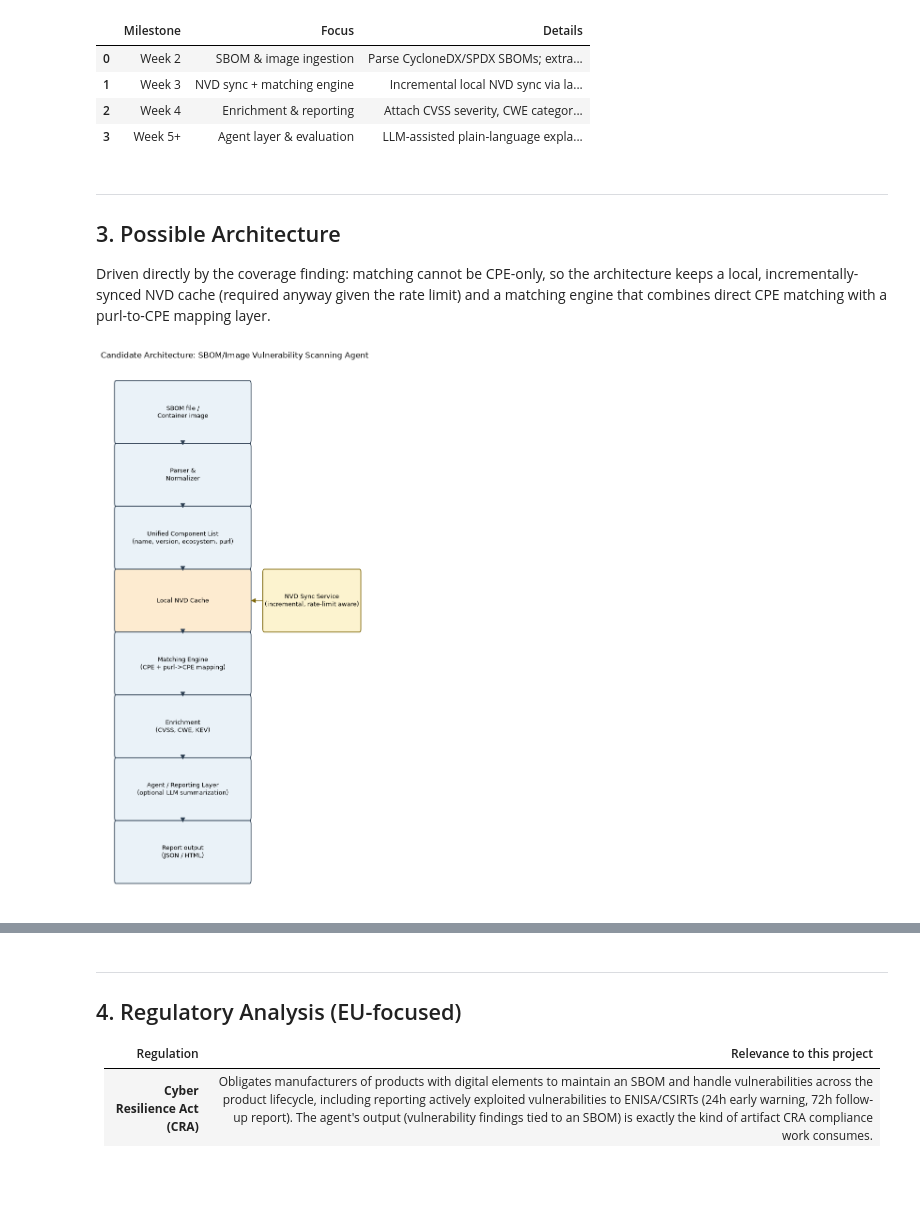
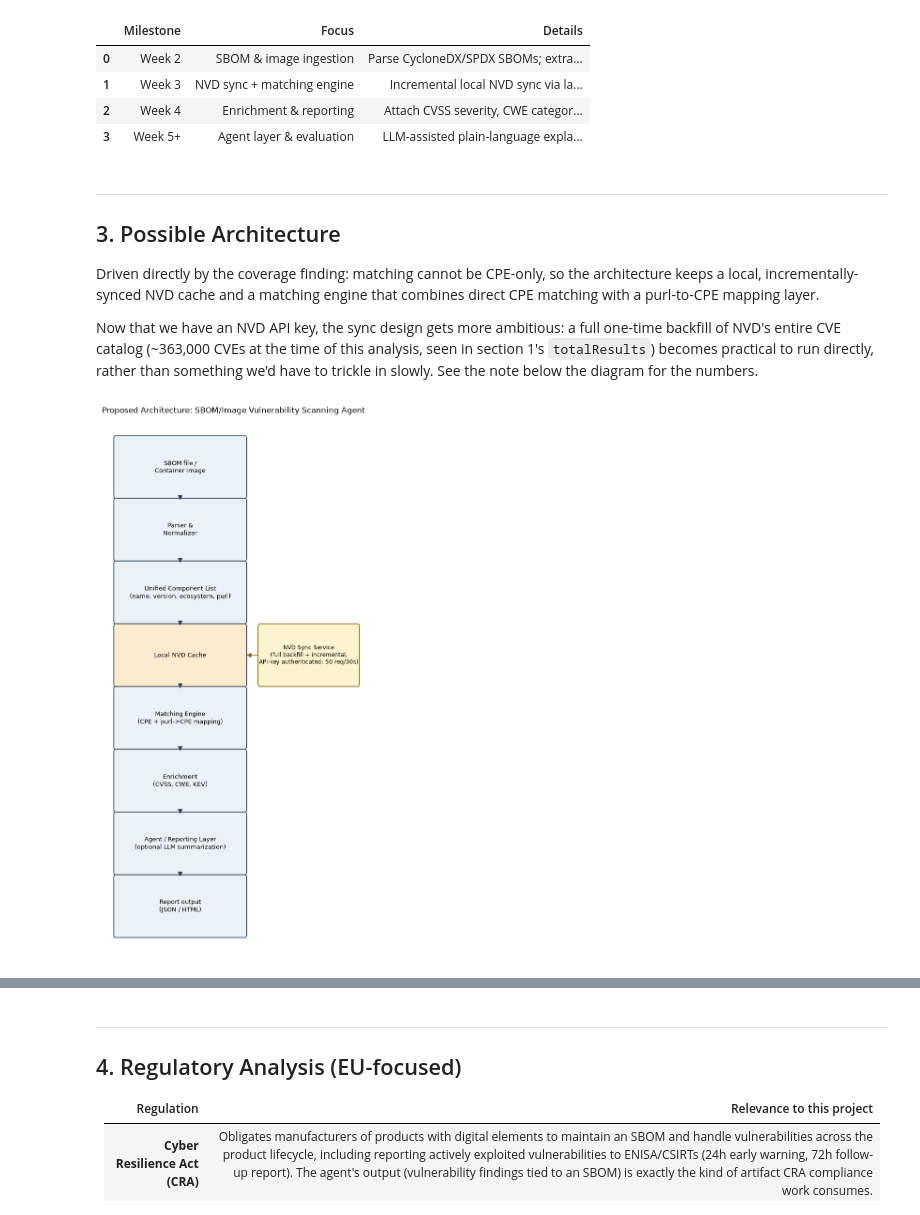
Before and after one commit to Yash-Annapure/IT_Security_Agent, a Jupyter notebook: notebooks/week1_analysis.ipynb, the cells around one changed output, grey strips where cells are left out. Saved outputs shown, nothing was run; the diff lists cells and outputs as text; code cells hidden in the pictures; blank space fills up the shorter version.

```diff
--- a/notebooks/week1_analysis.ipynb
+++ b/notebooks/week1_analysis.ipynb
@@ -91,13 +121,19 @@ REQUEST_SPACING_SECONDS = 1 if NVD_API_KEY else 6
 
 print("Using NVD API key: yes" if NVD_API_KEY else "Using NVD API key: no (unauthenticated, slower)")
 
-def nvd_get(params, retries=3):
+def nvd_get(params, retries=5):
     headers = {"apiKey": NVD_API_KEY} if NVD_API_KEY else {}
     for attempt in range(retries):
-        resp = requests.get(NVD_BASE, params=params, headers=headers, timeout=30)
+        try:
+            resp = requests.get(NVD_BASE, params=params, headers=headers, timeout=90)
+        except requests.exceptions.RequestException:
+            if attempt < retries - 1:
+                time.sleep(REQUEST_SPACING_SECONDS * 2)
+                continue
+            raise
         if resp.status_code == 200:
             return resp.json()
-        if resp.status_code == 403 and attempt < retries - 1:
+        if resp.status_code in (403, 429, 503) and attempt < retries - 1:
             time.sleep(REQUEST_SPACING_SECONDS * 2)
             continue
         resp.raise_for_status()
@@ -125,5 +172,5 @@ Sample size fetched: 2000
 # %%
-# --- 1b. Ecosystem samples via keyword search ---
+# --- 1b. Ecosystem pulls via keyword search, same 90-day window as 1a ---
 time.sleep(REQUEST_SPACING_SECONDS)
 
 ECOSYSTEM_KEYWORDS = {
@@ -135,11 +182,11 @@ ECOSYSTEM_KEYWORDS = {
 
 ecosystem_raw = {}
 for label, keyword in ECOSYSTEM_KEYWORDS.items():
-    data = nvd_get({
+    vulns, total = fetch_all_pages({
+        "pubStartDate": pub_start.strftime("%Y-%m-%dT%H:%M:%S.000"),
+        "pubEndDate": pub_end.strftime("%Y-%m-%dT%H:%M:%S.000"),
         "keywordSearch": keyword,
-        "resultsPerPage": 200,
-        "startIndex": 0,
     })
-    ecosystem_raw[label] = data
-    print(f"{label:30s} totalResults={data['totalResults']:>7}  sampled={len(data['vulnerabilities'])}")
+    ecosystem_raw[label] = {"totalResults": total, "vulnerabilities": vulns}
+    print(f"{label:30s} totalResults={total:>5}  fetched={len(vulns):>5}  (last 90 days)")
     time.sleep(REQUEST_SPACING_SECONDS)
@@ -398,9 +440,14 @@ plan
 ## 3. Possible Architecture
 
 Driven directly by the coverage finding: matching cannot be CPE-only, so the
-architecture keeps a local, incrementally-synced NVD cache (required anyway
-given the rate limit) and a matching engine that combines direct CPE
-matching with a purl-to-CPE mapping layer.
+architecture keeps a local, incrementally-synced NVD cache and a matching
+engine that combines direct CPE matching with a purl-to-CPE mapping layer.
+
+Now that we have an NVD API key, the sync design gets more ambitious: a full
+one-time backfill of NVD's entire CVE catalog (~363,000 CVEs at the time of
+this analysis, seen in section 1's `totalResults`) becomes practical to run
+directly, rather than something we'd have to trickle in slowly. See the note
+below the diagram for the numbers.
 # %%
 import matplotlib.patches as mpatches
 from matplotlib.patches import FancyArrowPatch
@@ -415,43 +462,43 @@ stages = [
     "Agent / Reporting Layer\n(optional LLM summarization)",
     "Report output\n(JSON / HTML)",
 ]
-side_note = "NVD Sync Service\n(incremental, rate-limit aware)"
+side_note = "NVD Sync Service\n(full backfill + incremental,\nAPI-key authenticated: 50 req/30s)"
 
 fig, ax = plt.subplots(figsize=(6, 12))
 ax.axis("off")
 
 n = len(stages)
 box_h = 0.9
 y_positions = list(range(n, 0, -1))
 
 for y, label in zip(y_positions, stages):
     color = "#EAF2F8" if "Cache" not in label else "#FDEBD0"
     box = mpatches.FancyBboxPatch((0.5, y - box_h/2), 4.5, box_h,
                                    boxstyle="round,pad=0.05",
                                    linewidth=1.2, edgecolor="#2E4053",
                                    facecolor=color)
     ax.add_patch(box)
     ax.text(2.75, y, label, ha="center", va="center", fontsize=9)
 
 for y_from, y_to in zip(y_positions[:-1], y_positions[1:]):
     ax.add_patch(FancyArrowPatch((2.75, y_from - box_h/2), (2.75, y_to + box_h/2),
                                   arrowstyle="-|>", mutation_scale=15, color="#2E4053"))
 
 cache_y = y_positions[3]
-sync_box = mpatches.FancyBboxPatch((5.5, cache_y - box_h/2), 3.2, box_h,
+sync_box = mpatches.FancyBboxPatch((5.5, cache_y - box_h/2), 3.4, box_h,
                                     boxstyle="round,pad=0.05",
                                     linewidth=1.2, edgecolor="#7D6608",
                                     facecolor="#FCF3CF")
 ax.add_patch(sync_box)
-ax.text(7.1, cache_y, side_note, ha="center", va="center", fontsize=9)
+ax.text(7.2, cache_y, side_note, ha="center", va="center", fontsize=8.5)
 ax.add_patch(FancyArrowPatch((5.5, cache_y), (5.0, cache_y),
                               arrowstyle="-|>", mutation_scale=15, color="#7D6608"))
 
-ax.set_xlim(0, 9)
+ax.set_xlim(0, 9.2)
 ax.set_ylim(0.2, n + 0.8)
-ax.set_title("Candidate Architecture: SBOM/Image Vulnerability Scanning Agent", fontsize=12)
+ax.set_title("Proposed Architecture: SBOM/Image Vulnerability Scanning Agent", fontsize=12)
 plt.tight_layout()
 plt.show()
 # %% [output]
-[figure, old version]
+[figure, new version]
 # %% [markdown]
```
Also changed, not shown: parts of 6 cells of this notebook.
